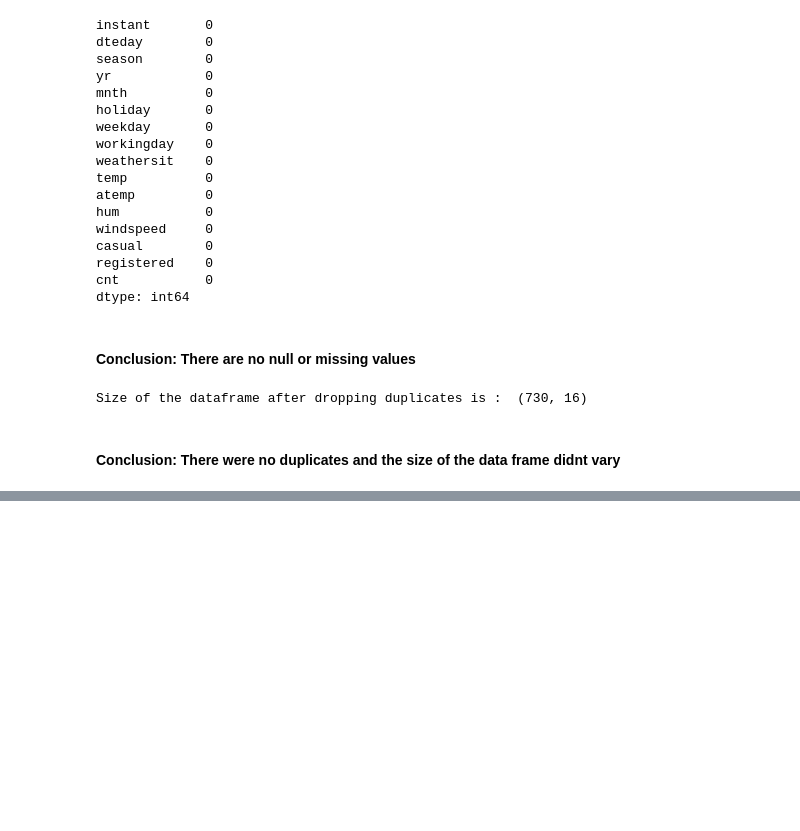
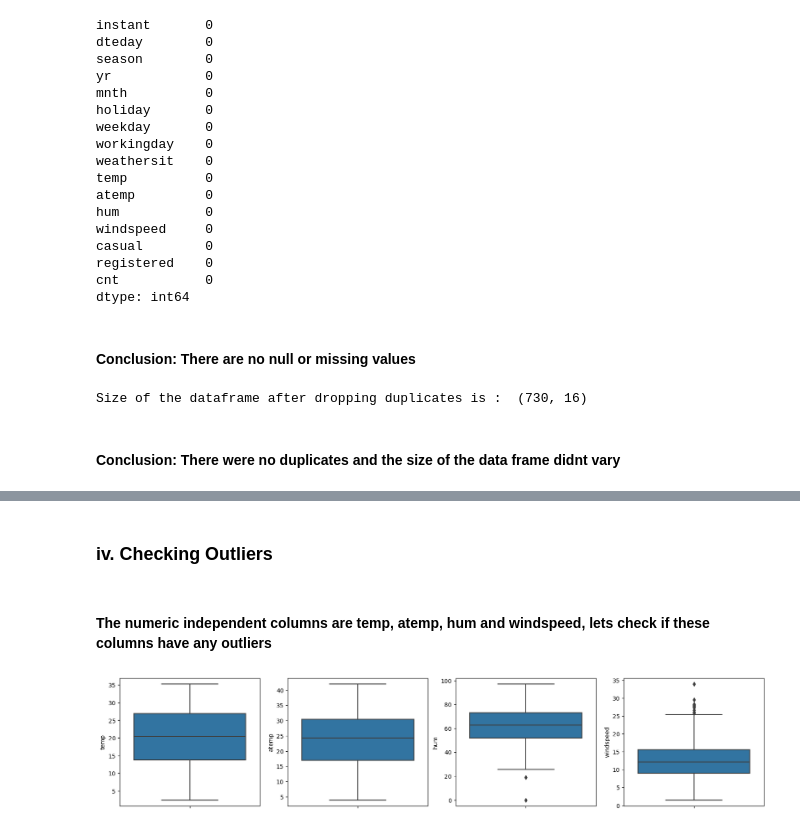
Before and after one commit to anagharavishankar/Regression_Bike_Sharing, a Jupyter notebook: Anagha_Ravishankar_Bike_Sharing.ipynb, the cells around one changed output, grey strips where cells are left out. Cells and saved outputs as stored; diff of their text form; code cells hidden in the pictures; blank space fills up the shorter version.

Commit message:
visualising continuous variables

```diff
--- a/Anagha_Ravishankar_Bike_Sharing.ipynb
+++ b/Anagha_Ravishankar_Bike_Sharing.ipynb
@@ -143,0 +156,5 @@ Size of the dataframe after dropping redundant columns is :  (730, 12)
+# %%
+bike_df.season = bike_df.season.map({1:'spring', 2:'summer', 3:'fall', 4:'winter'})
+bike_df.mnth = bike_df.mnth.map({1:'jan',2:'feb',3:'mar',4:'apr',5:'may',6:'june',7:'july',8:'aug',9:'sep',10:'oct',11:'nov',12:'dec'})
+bike_df.weekday = bike_df.weekday.map({0:'sun',1:'mon',2:'tue',3:'wed',4:'thu',5:'fri',6:'sat'})
+bike_df.weathersit = bike_df.weathersit.map({1:'clear',2:'misty',3:'light_snow_rain',4:'heavy_snowrain'})
@@ -143,0 +171,12 @@ Size of the dataframe after dropping redundant columns is :  (730, 12)
+# %% [markdown]
+### iv. Checking Outliers
+# %% [markdown]
+#### The numeric independent columns are temp, atemp, hum and windspeed, lets check if these columns have any outliers
+# %%
+numeric_cols = ['temp', 'atemp', 'hum', 'windspeed']
+fig, axes = plt.subplots(1, len(numeric_cols), figsize=(20, 4))
+
+for i, col in enumerate(numeric_cols):
+    sns.boxplot(y=col, data=bike_df, ax=axes[i])
+# %% [output]
+[figure, added]
```
Also changed, not shown: parts of 20 cells of this notebook.
